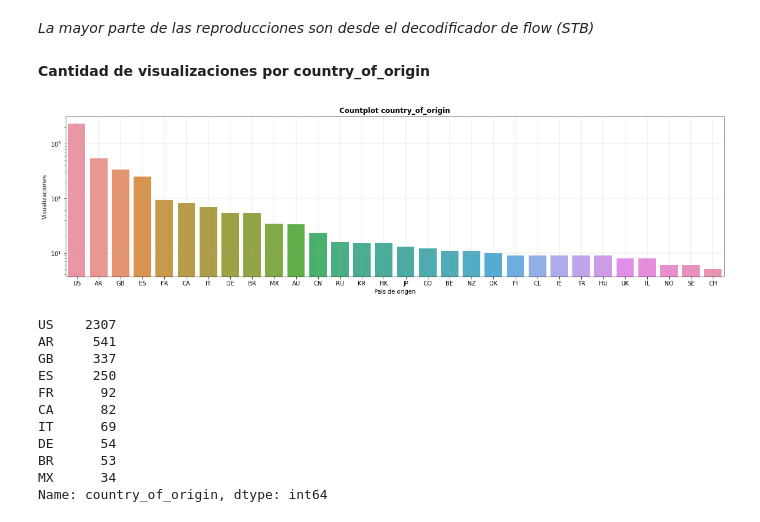
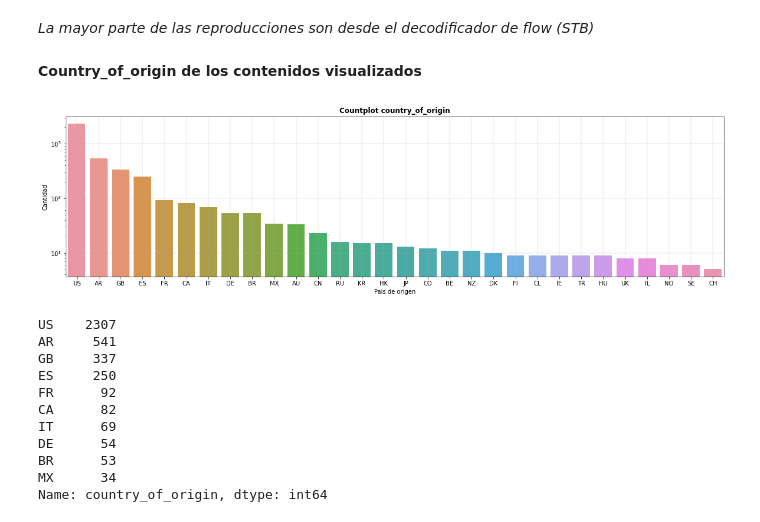
Before and after one commit to ivanjavierparra/Data-Science-Sprint-3, a Jupyter notebook: Entrega_3.ipynb, the cells around one changed output. Cells and saved outputs as stored; diff of their text form; code cells hidden in the pictures.

```diff
--- a/Entrega_3.ipynb
+++ b/Entrega_3.ipynb
@@ -502,23 +502,23 @@ Name: device_type, dtype: int64
 # %% [markdown]
 <i>La mayor parte de las reproducciones son desde el decodificador de flow (STB)</i>
 # %% [markdown]
-<b>Cantidad de visualizaciones por country_of_origin</b>
+<b>Country_of_origin de los contenidos visualizados</b>
 # %%
 df_country = df.groupby(['content_id','country_of_origin'])['asset_id'].size().reset_index()
 df_country = df_country.drop_duplicates(subset=['content_id', 'country_of_origin'], keep='last')
 # %%
 plt.figure(figsize=(20, 5))
 ax = sns.countplot(data=df_country, x='country_of_origin', order=df_country['country_of_origin'].value_counts().iloc[:30].index)
 # for container in ax.containers:
   #  ax.bar_label(container)
 plt.xlabel('Pais de origen')
-plt.ylabel('Visualizaciones')
+plt.ylabel('Cantidad')
 ax.set(yscale="log")
 plt.grid(linewidth=0.3)
 plt.title('Countplot country_of_origin', fontdict={'fontsize': 12,'fontweight':'bold'})
 plt.show()
 # %% [output]
-[figure, old version]
+[figure, new version]
 # %%
 df_country.country_of_origin.value_counts()[:10]
 # %% [output]
```
Also changed, not shown: parts of 3 cells of this notebook.
